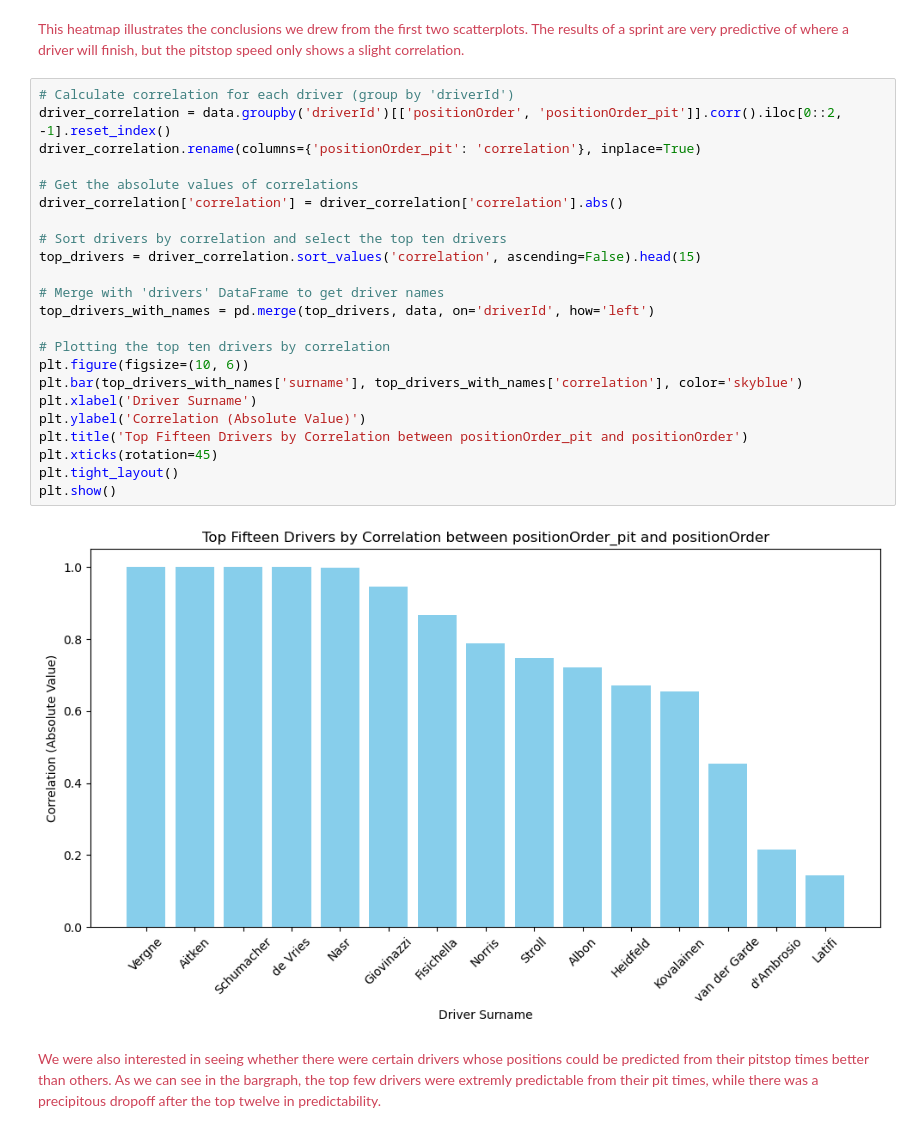
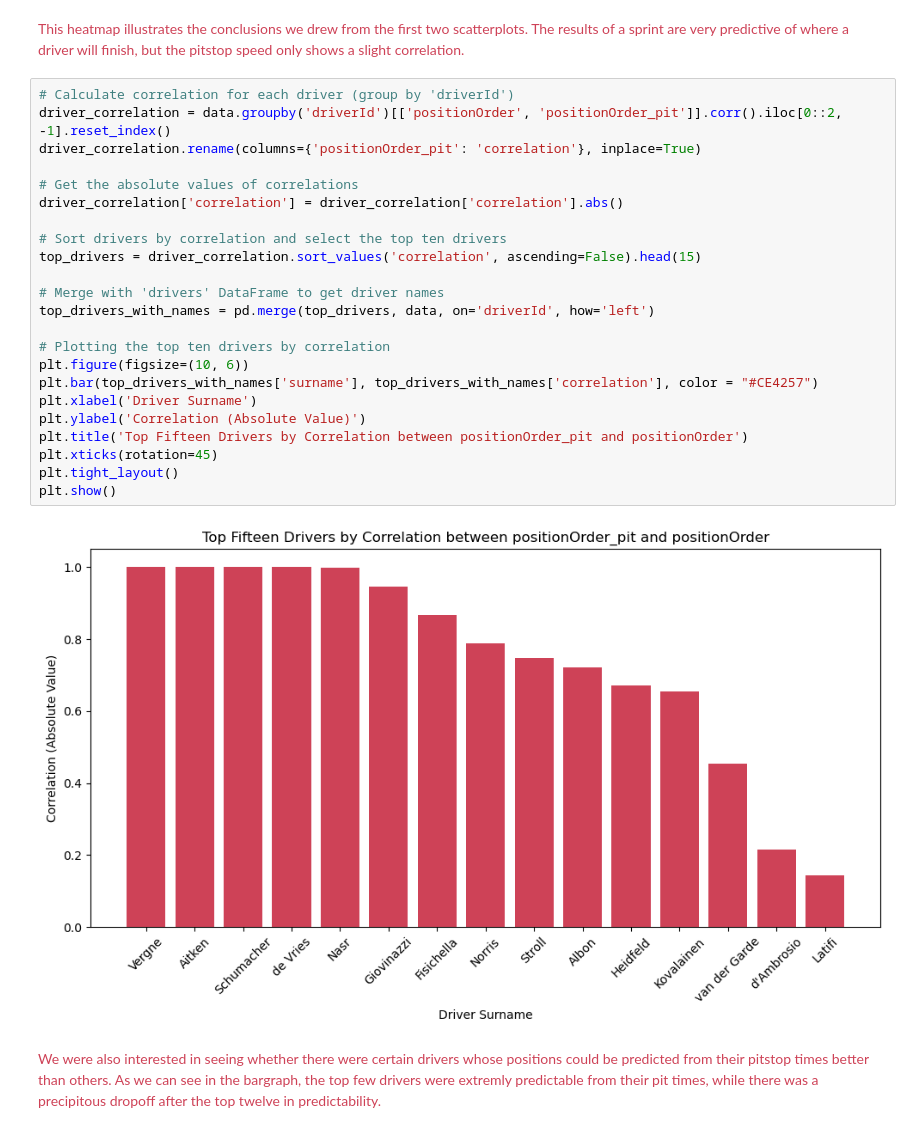
Before and after one commit to romeouni/qtm151_fall_2023, a Jupyter notebook: final_project/final_project.ipynb, the cells around one changed output. Cells and saved outputs as stored; diff of their text form.

Commit message:
color updates

```diff
--- a/final_project/final_project.ipynb
+++ b/final_project/final_project.ipynb
@@ -134,28 +117,28 @@ plt.show()
 # %%
 # Calculate correlation for each driver (group by 'driverId')
 driver_correlation = data.groupby('driverId')[['positionOrder', 'positionOrder_pit']].corr().iloc[0::2, -1].reset_index()
 driver_correlation.rename(columns={'positionOrder_pit': 'correlation'}, inplace=True)
 
 # Get the absolute values of correlations
 driver_correlation['correlation'] = driver_correlation['correlation'].abs()
 
 # Sort drivers by correlation and select the top ten drivers
 top_drivers = driver_correlation.sort_values('correlation', ascending=False).head(15)
 
 # Merge with 'drivers' DataFrame to get driver names
 top_drivers_with_names = pd.merge(top_drivers, data, on='driverId', how='left')
 
 # Plotting the top ten drivers by correlation
 plt.figure(figsize=(10, 6))
-plt.bar(top_drivers_with_names['surname'], top_drivers_with_names['correlation'], color='skyblue')
+plt.bar(top_drivers_with_names['surname'], top_drivers_with_names['correlation'], color = "#CE4257")
 plt.xlabel('Driver Surname')
 plt.ylabel('Correlation (Absolute Value)')
 plt.title('Top Fifteen Drivers by Correlation between positionOrder_pit and positionOrder')
 plt.xticks(rotation=45)
 plt.tight_layout()
 plt.show()
 # %% [output]
-[figure, old version]
+[figure, new version]
 # %% [markdown]
 <p style="color:#CE4257">We were also interested in seeing whether there were certain drivers whose positions could be predicted from their pitstop times better than others. As we can see in the bargraph, the top few drivers were extremly predictable from their pit times, while there was a precipitous dropoff after the top twelve in predictability.</p>
 # %%
```
Also changed, not shown: parts of 4 cells of this notebook.
